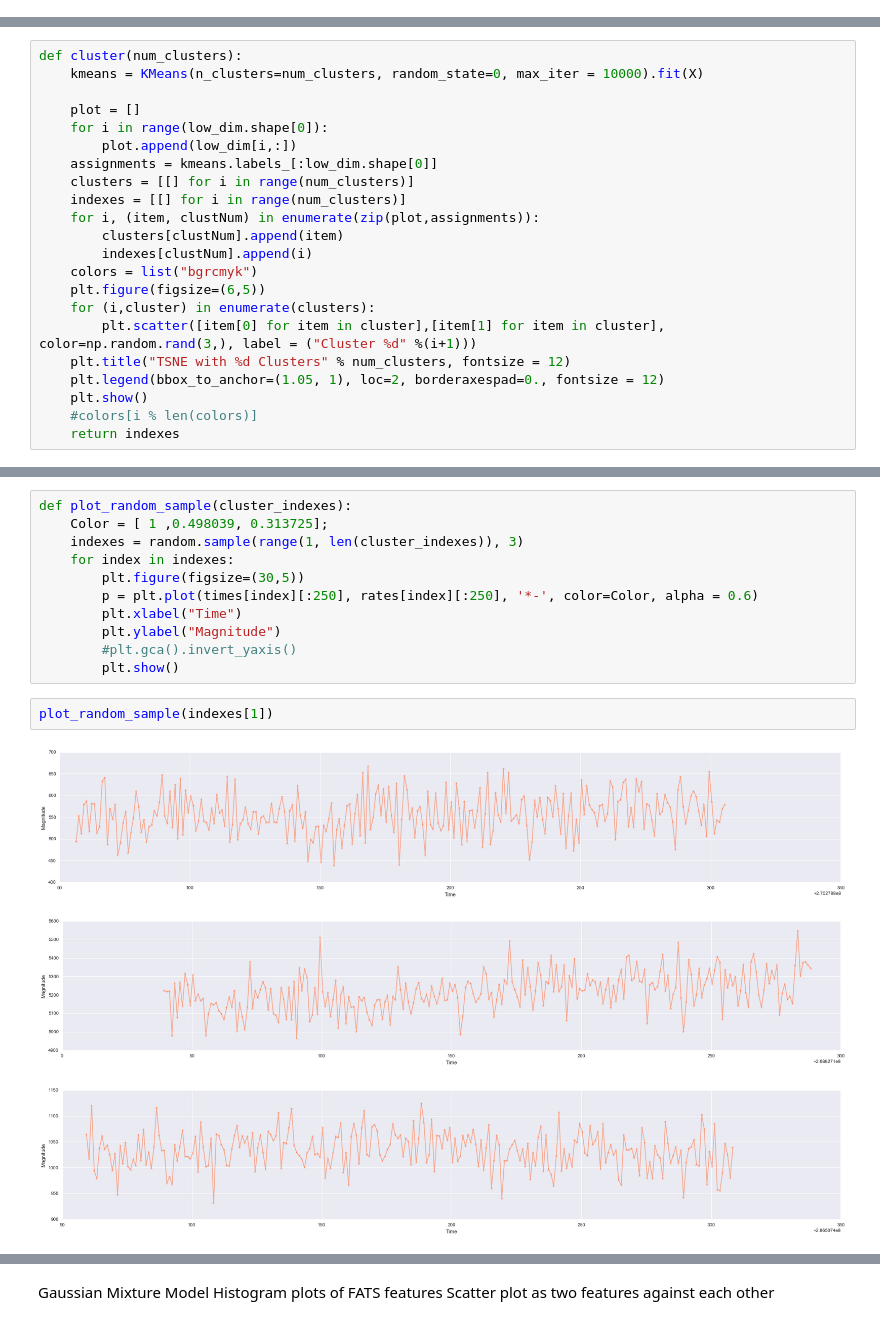
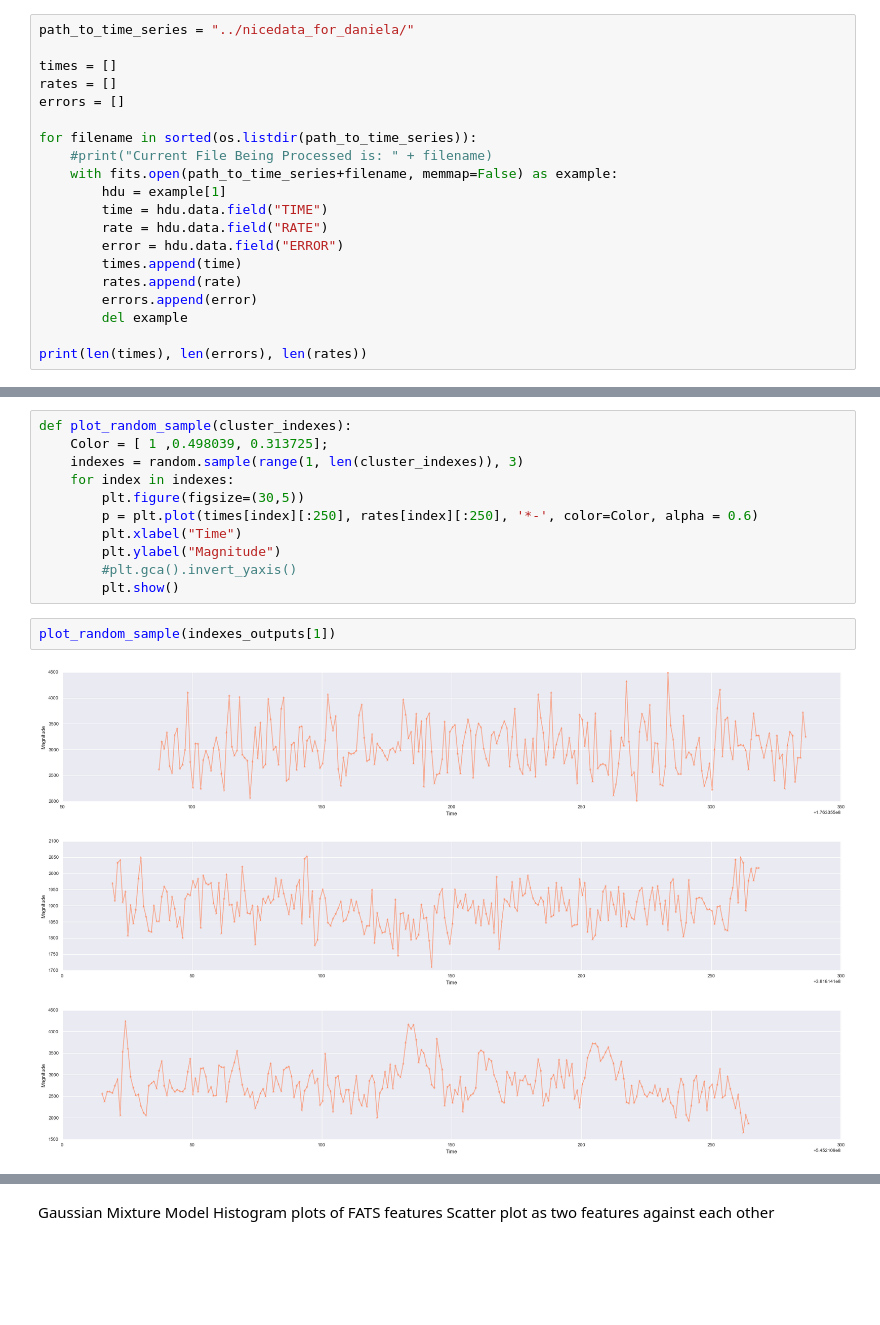
Before and after one commit to neb330/BlackHoles, a Jupyter notebook: Kmeans.ipynb, the cells around one changed output, grey strips where cells are left out. Cells and saved outputs as stored; diff of their text form; blank space fills up the shorter version.

Commit message:
adding notebook for final clustering methods

```diff
--- a/Kmeans.ipynb
+++ b/Kmeans.ipynb
@@ -14,0 +117,20 @@ import astropy.io.fits as fits
+# %%
+path_to_time_series = "../nicedata_for_daniela/"
+
+times = []
+rates = []
+errors = []
+
+for filename in sorted(os.listdir(path_to_time_series)):
+    #print("Current File Being Processed is: " + filename)
+    with fits.open(path_to_time_series+filename, memmap=False) as example:
+        hdu = example[1]
+        time = hdu.data.field("TIME")
+        rate = hdu.data.field("RATE")
+        error = hdu.data.field("ERROR")
+        times.append(time)
+        rates.append(rate)
+        errors.append(error)
+        del example
+
+print(len(times), len(errors), len(rates))
@@ -112,22 +174,0 @@ low_dim.shape
-# %%
-def cluster(num_clusters):
-    kmeans = KMeans(n_clusters=num_clusters, random_state=0, max_iter = 10000).fit(X)
-
-    plot = []
-    for i in range(low_dim.shape[0]):
-        plot.append(low_dim[i,:])
-    assignments = kmeans.labels_[:low_dim.shape[0]]
-    clusters = [[] for i in range(num_clusters)]
-    indexes = [[] for i in range(num_clusters)]
-    for i, (item, clustNum) in enumerate(zip(plot,assignments)):
-        clusters[clustNum].append(item)
-        indexes[clustNum].append(i)
-    colors = list("bgrcmyk")
-    plt.figure(figsize=(6,5))
-    for (i,cluster) in enumerate(clusters):
-        plt.scatter([item[0] for item in cluster],[item[1] for item in cluster], color=np.random.rand(3,), label = ("Cluster %d" %(i+1)))
-    plt.title("TSNE with %d Clusters" % num_clusters, fontsize = 12)
-    plt.legend(bbox_to_anchor=(1.05, 1), loc=2, borderaxespad=0., fontsize = 12)
-    plt.show()
-    #colors[i % len(colors)]
-    return indexes
@@ -159,8 +222,8 @@ def plot_random_sample(cluster_indexes):
         #plt.gca().invert_yaxis()
         plt.show()
 # %%
-plot_random_sample(indexes[1])
+plot_random_sample(indexes_outputs[1])
 # %% [output]
-[figure, old version]
+[figure, new version]
-[figure, old version]
+[figure, new version]
-[figure, old version]
+[figure, new version]
```
Also changed, not shown: parts of 37 cells of this notebook.
